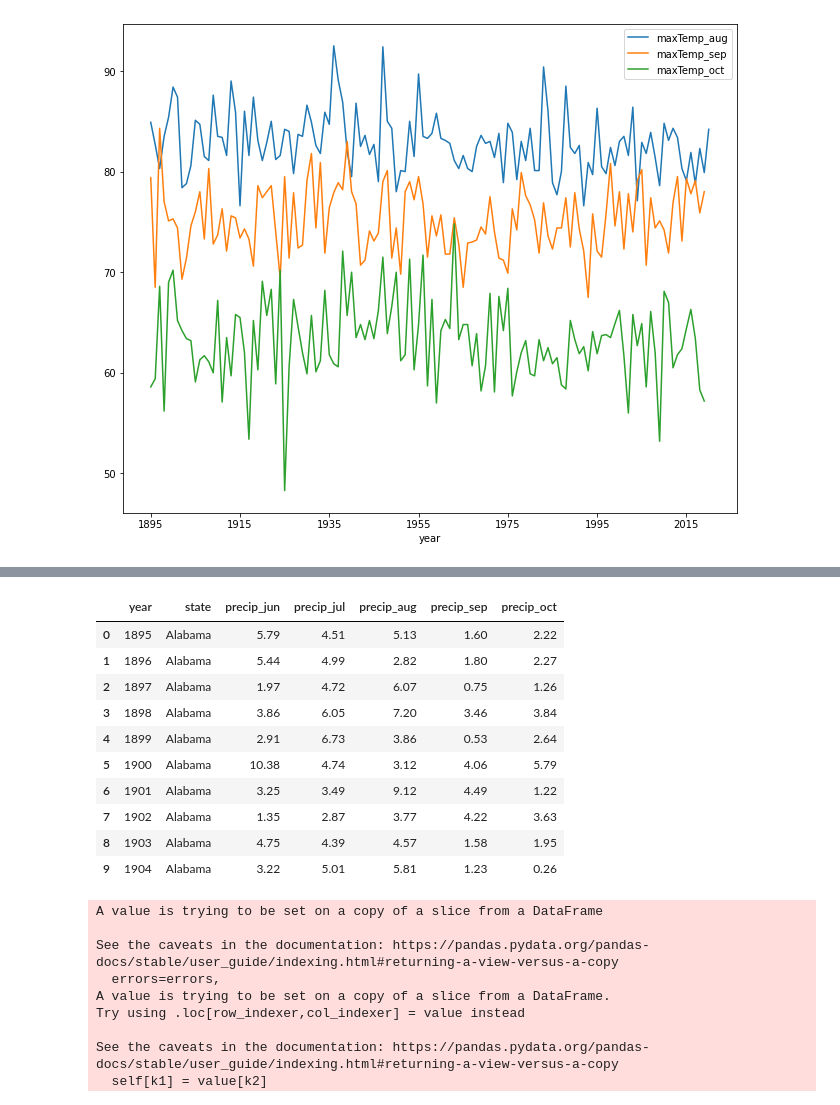
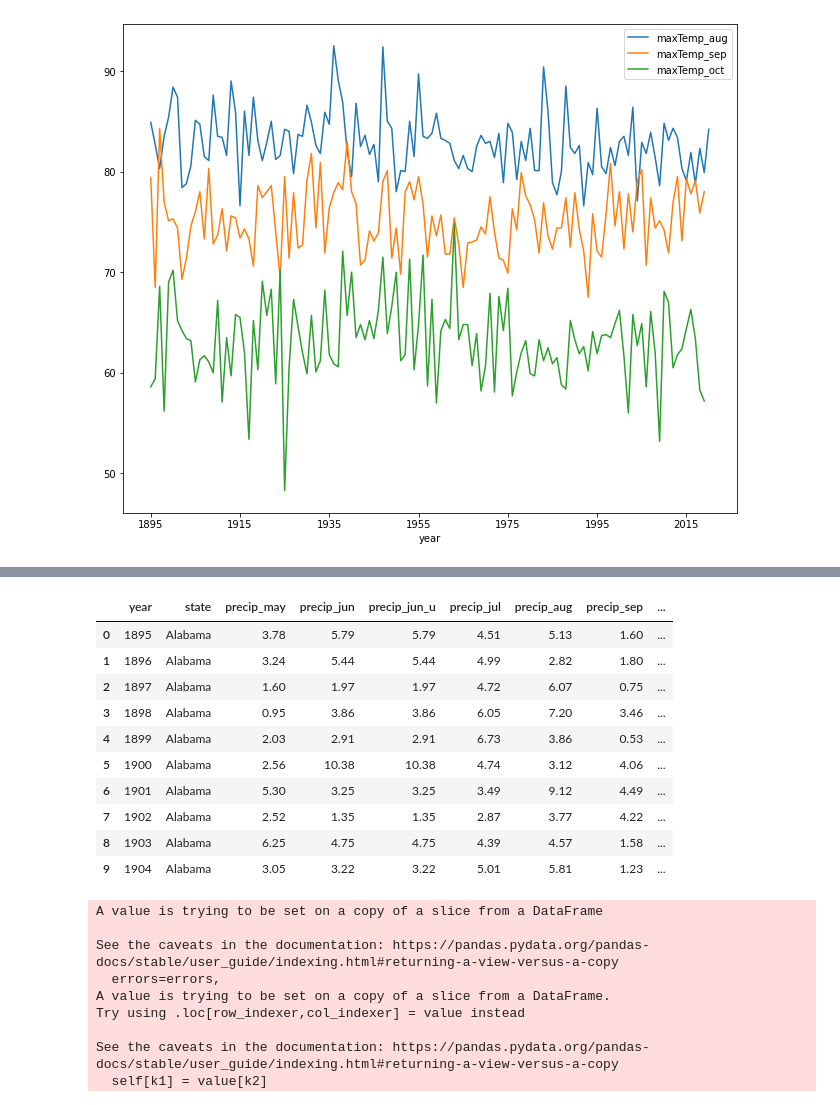
Before and after one commit to powell001/USDA_NOAA_data, a Jupyter notebook: NOAA_temp_precip.ipynb, the cells around one changed output, grey strips where cells are left out. Saved outputs shown, nothing was run; the diff lists cells and outputs as text; code cells hidden in the pictures.

```diff
--- a/NOAA_temp_precip.ipynb
+++ b/NOAA_temp_precip.ipynb
@@ -94,7 +94,7 @@ See the caveats in the documentation: https://pandas.pydata.org/pandas-docs/stab
 # Import all states
 allStates = states["State"]
 
-mnt1 = ["jul","aug", "sep", "oct"]
+mnt1 = ["may", "jun", "jul","aug", "sep", "oct"]
 states1 = allStates
 allStates_maxTemp = []
 
@@ -129,14 +129,14 @@ allStates_maxTemp1.head(10)
 # Import all states
 allStates = states["State"]
 
-mnt1 = ["jul", "aug", "sep", "oct"]
+mnt1 = ["may", "jun", "jul", "aug", "sep", "oct"]
 states1 = allStates
 allStates_minTemp = []
 
 for j in states1:
     perState = []
     for i in mnt1:
-        dt1 = weatherData(states, maxTemp, j, i, "minTemp")
+        dt1 = weatherData(states, minTemp, j, i, "minTemp")
         perState.append(dt1)
     df_merged = reduce(lambda  left,right: pd.merge(left,right,on=['year'], how='inner', suffixes=(None, "_u")), perState)
     allStates_minTemp.append(df_merged)
@@ -182,36 +182,36 @@ See the caveats in the documentation: https://pandas.pydata.org/pandas-docs/stab
 # %%
 # Import all states
 allStates = states["State"]
 
-mnt1 = ["jun", "jul","aug", "sep", "oct"]
+mnt1 = ["may", "jun", "jun", "jul","aug", "sep", "oct"]
 states1 = allStates
 allStates_precip = []
 
 for j in states1:
     perState = []
     for i in mnt1:
         dt1 = weatherData(states, precip, j, i, "precip")
         perState.append(dt1)
     df_merged = reduce(lambda  left,right: pd.merge(left,right,on=['year'], how='inner', suffixes=(None, "_u")), perState)
     allStates_precip.append(df_merged)
 
 allStates_precip = pd.concat(allStates_precip)
 allStates_precip.drop(["state_u"], axis = 1, inplace=True)
 allStates_precip.replace('-99.90', np.nan,  inplace=True)
 allStates_precip.to_csv("allStates_precip.csv", index = False)
 allStates_precip.head(10)
 # %% [output]
-|  | year | state | precip_jun | precip_jul | precip_aug | precip_sep | precip_oct |
-| 0 | 1895 | Alabama | 5.79 | 4.51 | 5.13 | 1.60 | 2.22 |
-| 1 | 1896 | Alabama | 5.44 | 4.99 | 2.82 | 1.80 | 2.27 |
-| 2 | 1897 | Alabama | 1.97 | 4.72 | 6.07 | 0.75 | 1.26 |
-| 3 | 1898 | Alabama | 3.86 | 6.05 | 7.20 | 3.46 | 3.84 |
-| 4 | 1899 | Alabama | 2.91 | 6.73 | 3.86 | 0.53 | 2.64 |
-| 5 | 1900 | Alabama | 10.38 | 4.74 | 3.12 | 4.06 | 5.79 |
-| 6 | 1901 | Alabama | 3.25 | 3.49 | 9.12 | 4.49 | 1.22 |
-| 7 | 1902 | Alabama | 1.35 | 2.87 | 3.77 | 4.22 | 3.63 |
-| 8 | 1903 | Alabama | 4.75 | 4.39 | 4.57 | 1.58 | 1.95 |
-| 9 | 1904 | Alabama | 3.22 | 5.01 | 5.81 | 1.23 | 0.26 |
+|  | year | state | precip_may | precip_jun | precip_jun_u | precip_jul | precip_aug | precip_sep | ... |
+| 0 | 1895 | Alabama | 3.78 | 5.79 | 5.79 | 4.51 | 5.13 | 1.60 | ... |
+| 1 | 1896 | Alabama | 3.24 | 5.44 | 5.44 | 4.99 | 2.82 | 1.80 | ... |
+| 2 | 1897 | Alabama | 1.60 | 1.97 | 1.97 | 4.72 | 6.07 | 0.75 | ... |
+| 3 | 1898 | Alabama | 0.95 | 3.86 | 3.86 | 6.05 | 7.20 | 3.46 | ... |
+| 4 | 1899 | Alabama | 2.03 | 2.91 | 2.91 | 6.73 | 3.86 | 0.53 | ... |
+| 5 | 1900 | Alabama | 2.56 | 10.38 | 10.38 | 4.74 | 3.12 | 4.06 | ... |
+| 6 | 1901 | Alabama | 5.30 | 3.25 | 3.25 | 3.49 | 9.12 | 4.49 | ... |
+| 7 | 1902 | Alabama | 2.52 | 1.35 | 1.35 | 2.87 | 3.77 | 4.22 | ... |
+| 8 | 1903 | Alabama | 6.25 | 4.75 | 4.75 | 4.39 | 4.57 | 1.58 | ... |
+| 9 | 1904 | Alabama | 3.05 | 3.22 | 3.22 | 5.01 | 5.81 | 1.23 | ... |
 # %%
 Iowa_precip = allStates_precip[allStates_precip["state"]== "Iowa"]
 Iowa_precip.set_index('year', inplace=True)
```
Also changed, not shown: parts of 5 cells of this notebook, 2 other files.
